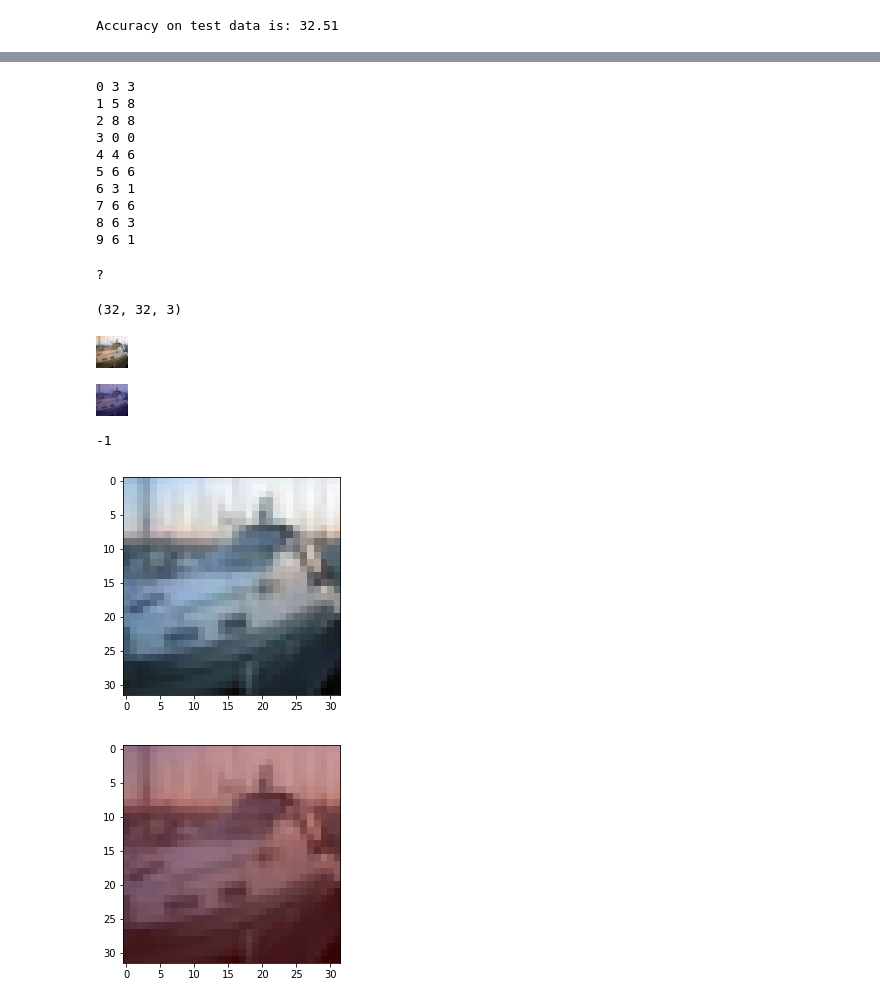
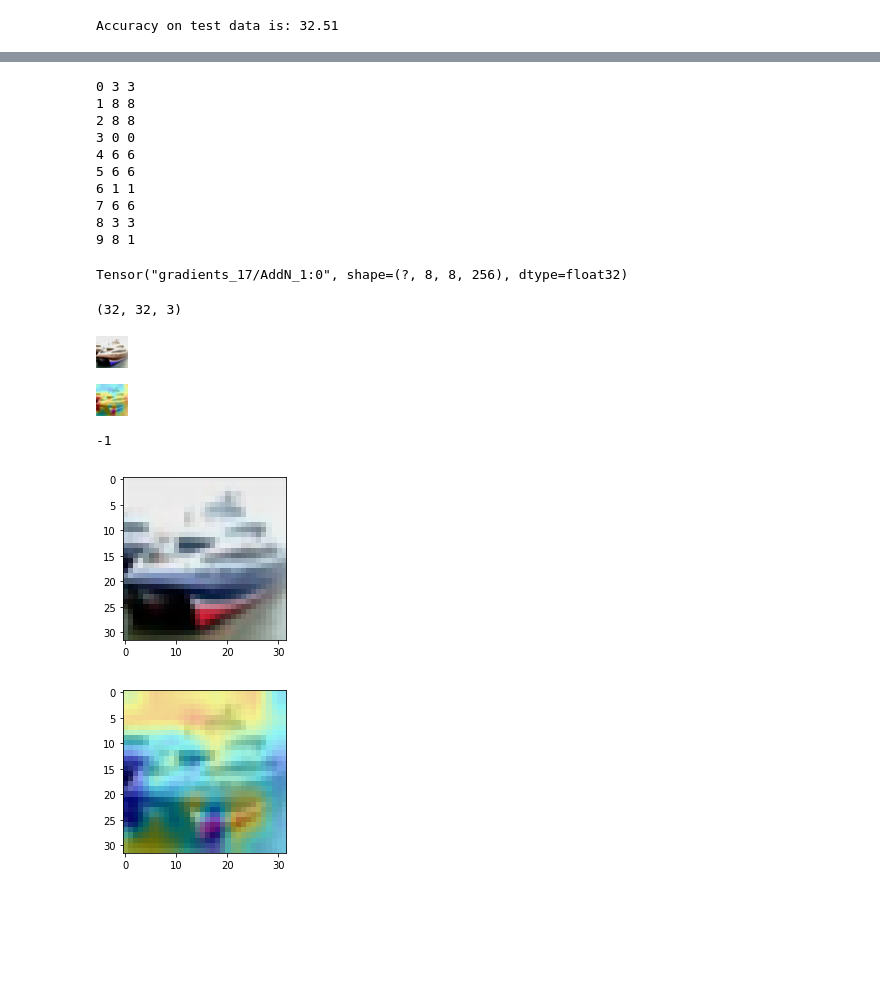
Before and after one commit to Curiousss/EVA, a Jupyter notebook: Assignment9/Assignment9A.ipynb, the cells around one changed output, grey strips where cells are left out. Drawn from its saved outputs; the diff is of its cells as text; code cells hidden in the pictures; blank space fills up the shorter version.

Commit message:
89% GradCam

```diff
--- a/Assignment9/Assignment9A.ipynb
+++ b/Assignment9/Assignment9A.ipynb
@@ -239,3 +242,3 @@ files.upload()
 # %%
 from keras.models import load_model
-modelBest = load_model("modelBest.h5")
+modelBest = load_model("modelBest (1).h5")
@@ -269,65 +291,66 @@ for test_index in range(10):
   print(test_index, np.argmax(y_pred[test_index]), np.argmax(test_labels[test_index]))
 # %% [output]
 0 3 3
-1 5 8
+1 8 8
 2 8 8
 3 0 0
-4 4 6
+4 6 6
 5 6 6
-6 3 1
+6 1 1
 7 6 6
-8 6 3
-9 6 1
+8 3 3
+9 8 1
 # %%
 #preds = modelBest.predict(x)
 #print(preds)
 #print(test_labels[test_index])
 # %%
-class_idx = np.argmax(y_pred[0])
+test_idx = 1
+class_idx = np.argmax(y_pred[test_idx])
 class_output = modelBest.output[:, class_idx]
-last_conv_layer = modelBest.get_layer("conv2d_8")
+last_conv_layer = modelBest.get_layer("activation_7")
 # %%
 grads = K.gradients(class_output, last_conv_layer.output)[0]
-print(grads.shape[0])
+print(grads)
 pooled_grads = K.mean(grads, axis=(0, 1, 2))
 iterate = K.function([modelBest.input], [pooled_grads, last_conv_layer.output[0]])
+x = test_features[test_idx]
+x = np.expand_dims(x, axis=0)
 pooled_grads_value, conv_layer_output_value = iterate([x])
 for i in range(10):
     conv_layer_output_value[:, :, i] *= pooled_grads_value[i]
 # %% [output]
-?
+Tensor("gradients_17/AddN_1:0", shape=(?, 8, 8, 256), dtype=float32)
 # %%
 heatmap = np.mean(conv_layer_output_value, axis=-1)
 heatmap = np.maximum(heatmap, 0)
 heatmap /= np.max(heatmap)
 # %%
 from google.colab.patches import cv2_imshow
-#img = cv2.imread(img_path)
-img = test_features[2]
+img = test_features[test_idx]
 print(img.shape)
 heatmap = cv2.resize(heatmap, (img.shape[1], img.shape[0]))
 heatmap = np.uint8(255 * heatmap)
 img = np.uint8(255 * img)
 heatmap = cv2.applyColorMap(heatmap, cv2.COLORMAP_JET)
-superimposed_img = cv2.addWeighted(img, 0.6, heatmap, 0.4, 0, dtype =cv2.CV_8UC1)
+superimposed_img = cv2.addWeighted(img, 0.6, heatmap, 0.4, 0)
 cv2_imshow(img)
 cv2_imshow(superimposed_img)
 cv2.waitKey(0)
-#plt.imshow(img)
-#plt.imshow(superimposed_img)
-#plt.show()
 # %% [output]
 (32, 32, 3)
-[figure, old version]
+[figure, new version]
-[figure, old version]
+[figure, new version]
 -1
 # %%
+fig = plt.figure(figsize=(8,3))
 plt.imshow(img)
 plt.show()
 # %% [output]
-[figure, old version]
+[figure, new version]
 # %%
+fig = plt.figure(figsize=(8,3))
 plt.imshow(superimposed_img)
 plt.show()
 # %% [output]
-[figure, old version]
+[figure, new version]
```
Also changed, not shown: parts of 5 cells of this notebook.
